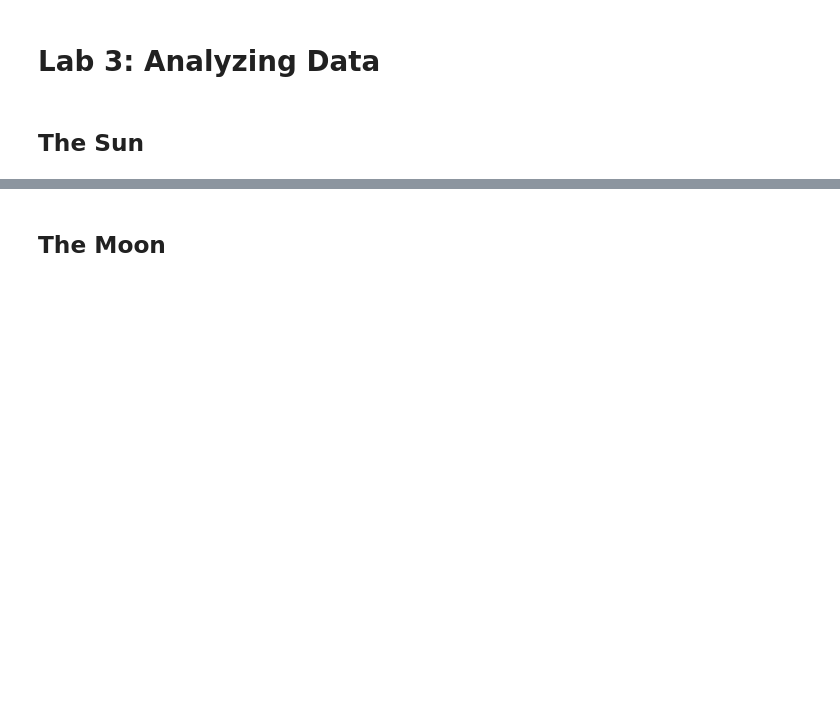
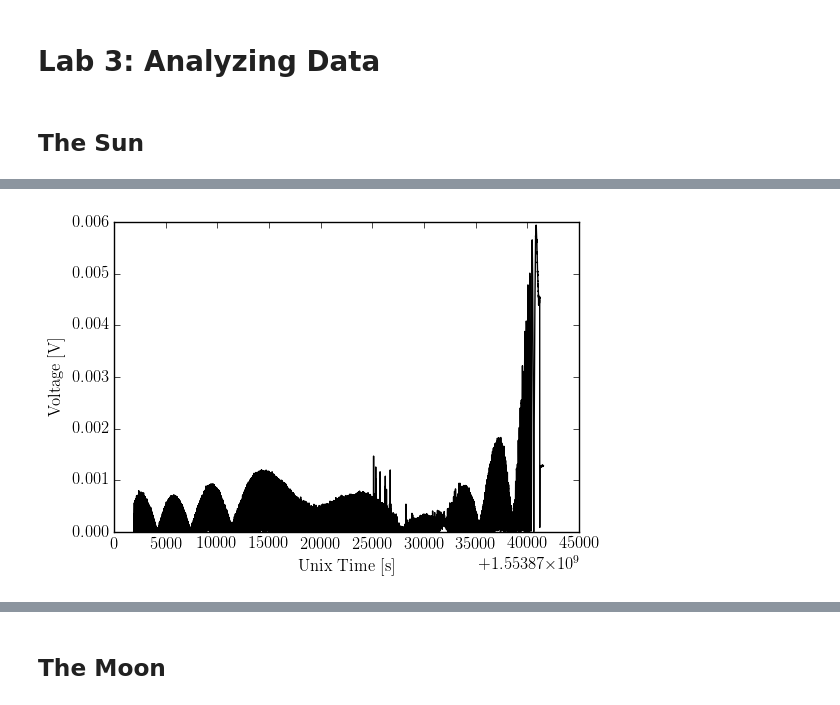
Before and after one commit to gracefujii/my-stuff, a Jupyter notebook: Lab 3 - Analyzing Data.ipynb, the cells around one changed output, grey strips where cells are left out. Drawn from its saved outputs; the diff is of its cells as text; code cells hidden in the pictures; blank space fills up the shorter version.

```diff
--- a/Lab 3 - Analyzing Data.ipynb
+++ b/Lab 3 - Analyzing Data.ipynb
@@ -70,0 +88,15 @@ plt.show()
+# %%
+sun3_volts_flat = list(chain.from_iterable(sun3_volts))
+sun3_times_flat = list(chain.from_iterable(sun3_times))
+
+sun3_volts0 = sun3_volts_flat - np.average(sun3_volts_flat) # center voltages at zero
+
+sun3_volts_abs = np.abs(sun3_volts0)
+sun3_times_abs = np.abs(sun3_times_flat)
+
+plt.plot(sun3_times_abs, sun3_volts_abs, 'k')
+plt.xlabel('Unix Time [s]')
+plt.ylabel('Voltage [V]')
+plt.show()
+# %% [output]
+[figure, added]
```
Also changed, not shown: parts of 75 cells of this notebook, 1 other file.
